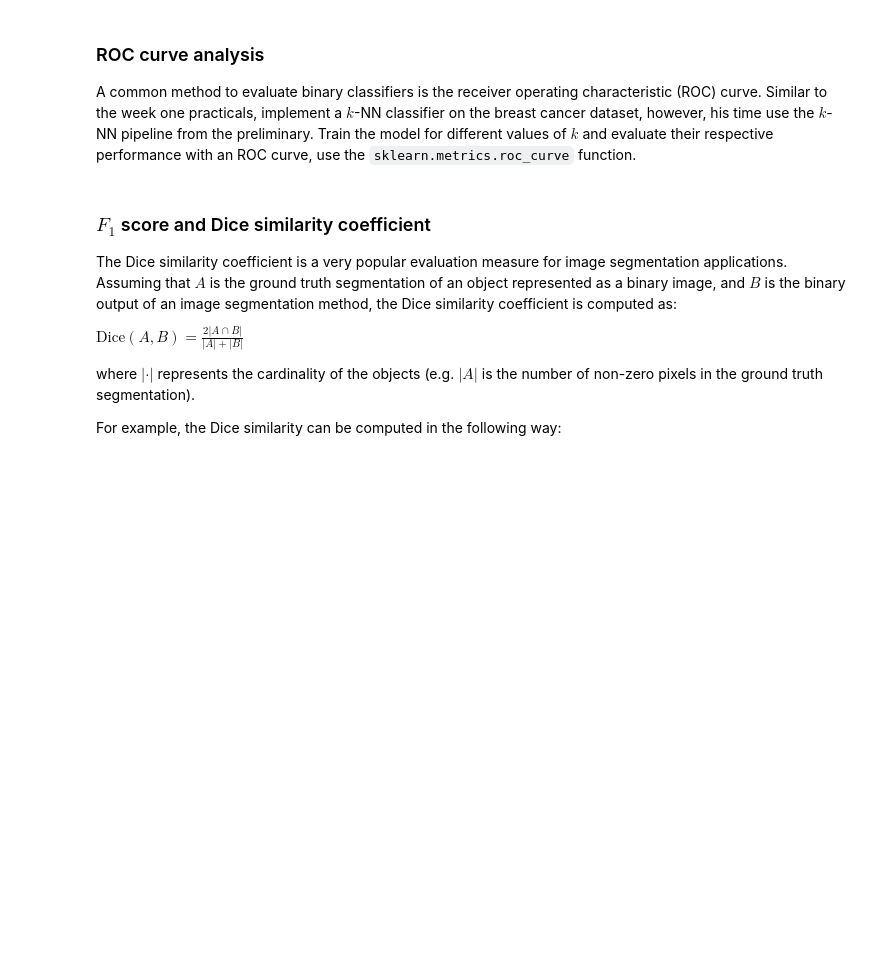
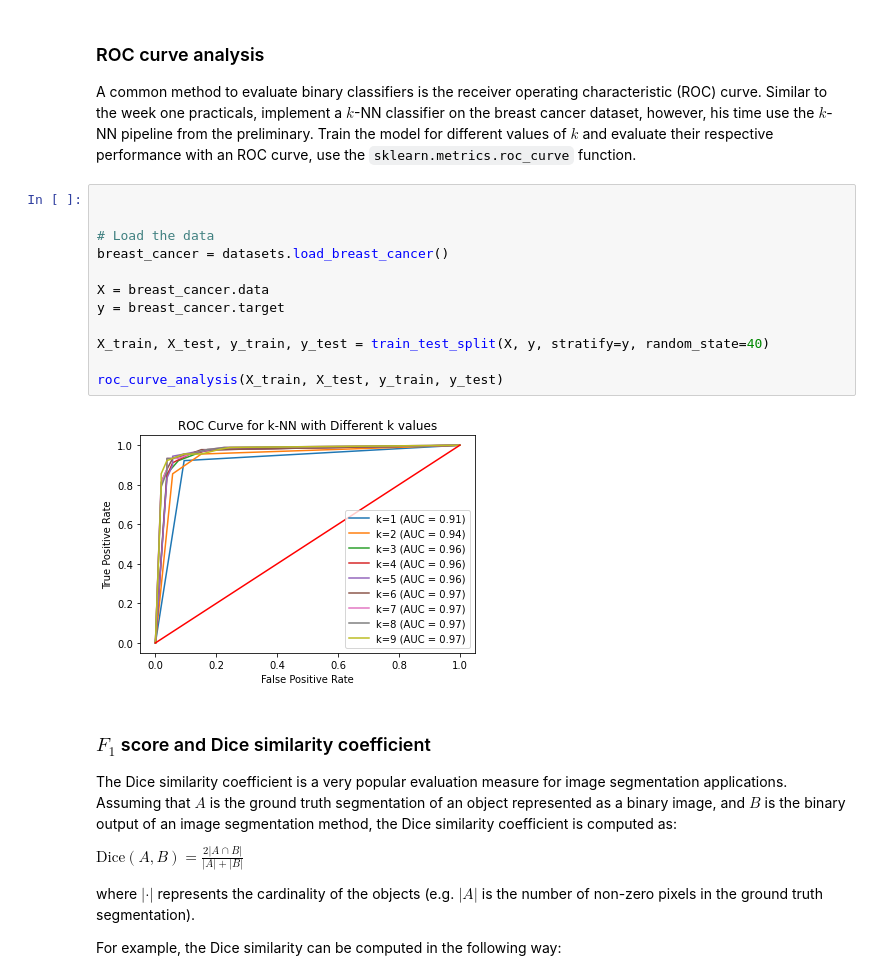
Before and after one commit to MartvStraten/8dm50-machine-learning, a Jupyter notebook: practicals/week_2.ipynb, the cells around one changed output. Drawn from its saved outputs; the diff is of its cells as text; blank space fills up the shorter version.

Commit message:
ROC_curve_code

```diff
--- a/practicals/week_2.ipynb
+++ b/practicals/week_2.ipynb
@@ -176,6 +170,20 @@ polynomial_regression(X, y)
 # %% [markdown]
 ### ROC curve analysis
 A common method to evaluate binary classifiers is the receiver operating characteristic (ROC) curve. Similar to the week one practicals, implement a $k$-NN classifier on the breast cancer dataset, however, his time use the $k$-NN pipeline from the preliminary. Train the model for different values of $k$ and evaluate their respective performance with an ROC curve, use the `sklearn.metrics.roc_curve` function.
+# %%
+
+
+# Load the data
+breast_cancer = datasets.load_breast_cancer()
+
+X = breast_cancer.data
+y = breast_cancer.target
+
+X_train, X_test, y_train, y_test = train_test_split(X, y, stratify=y, random_state=40)
+
+roc_curve_analysis(X_train, X_test, y_train, y_test)
+# %% [output]
+[figure, added]
 # %% [markdown]
 ### $F_1$ score and Dice similarity coefficient
 
```
Also changed, not shown: parts of 6 cells of this notebook, 1 other file.
